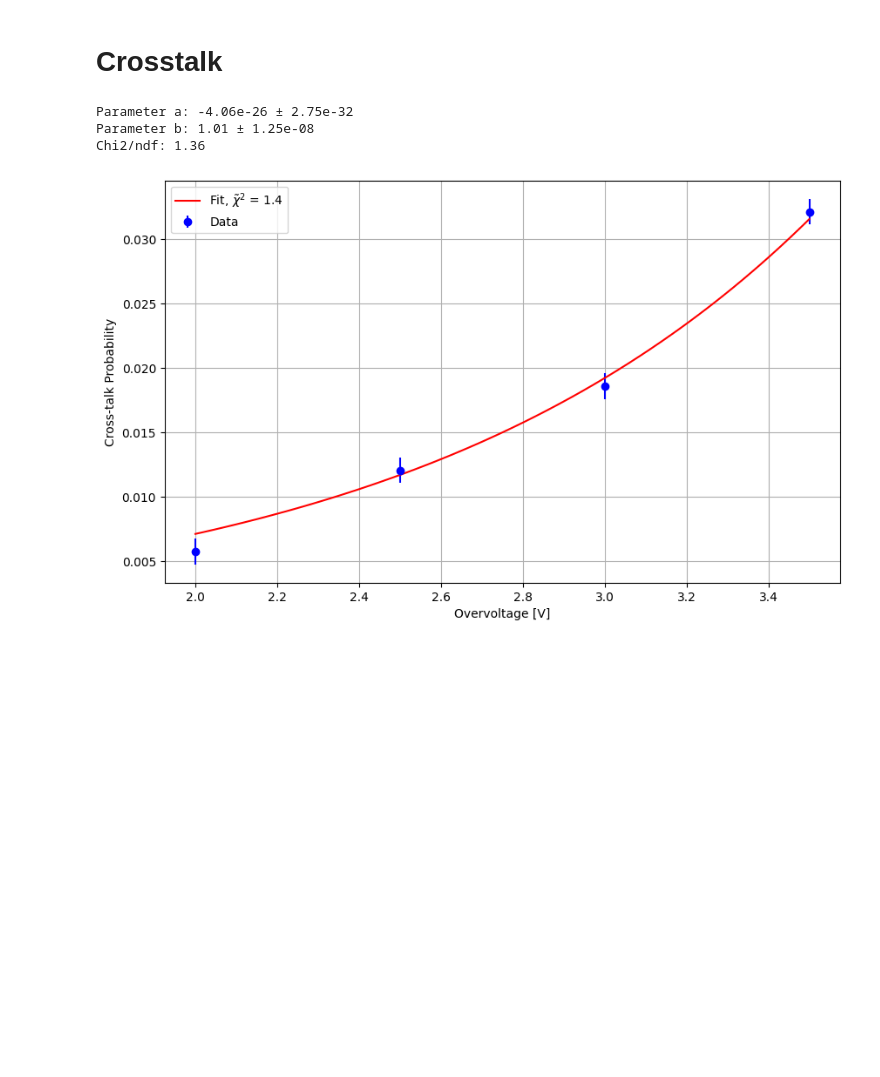
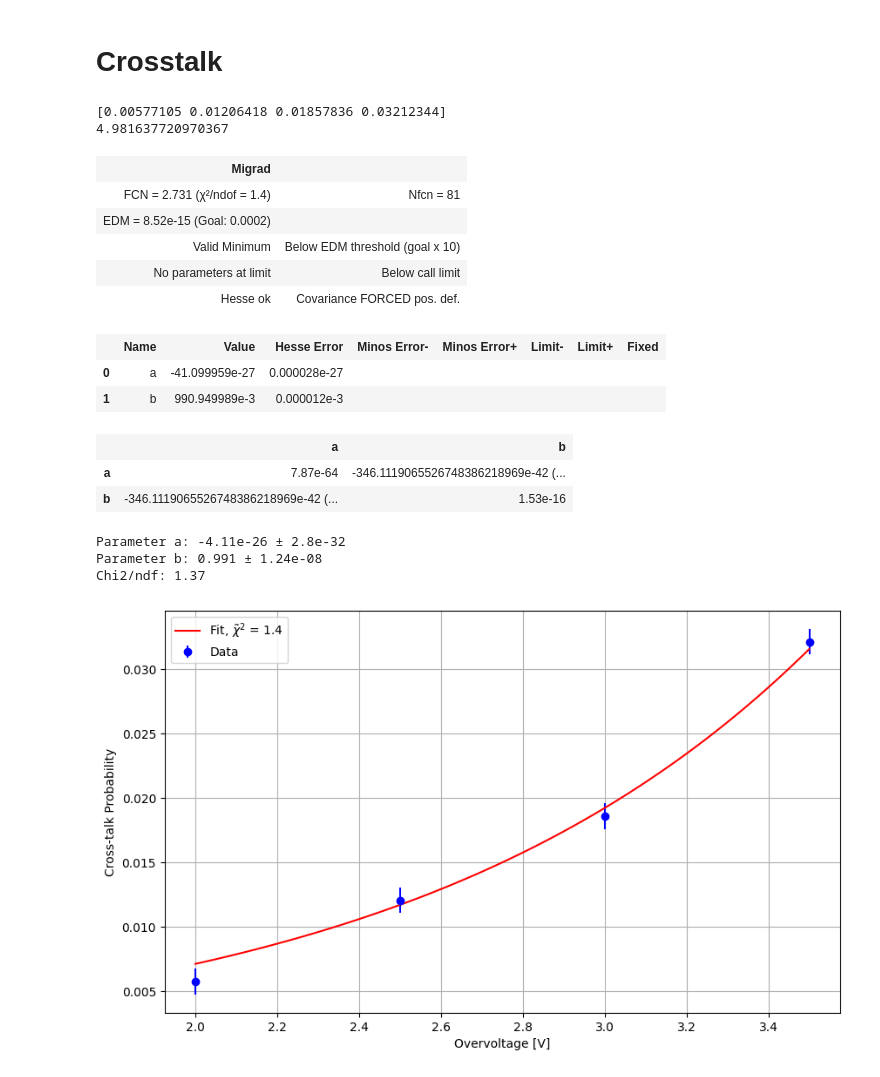
Before and after one commit to Pavar0tty/Laboratorio_SiPM, a Jupyter notebook: Analisi/Parte 1/Analisi Dark_Ladder/Analisi_Staircase.ipynb, the cells around one changed output. Saved outputs shown, nothing was run; the diff lists cells and outputs as text; code cells hidden in the pictures; blank space fills up the shorter version.

```diff
--- a/Analisi/Parte 1/Analisi Dark_Ladder/Analisi_Staircase.ipynb
+++ b/Analisi/Parte 1/Analisi Dark_Ladder/Analisi_Staircase.ipynb
@@ -85,7 +85,7 @@ ct_55 = K5[1][14] / K5[1][7]
 #err_55 = 0.35901*np.sqrt(1/K5[1][14]**2 + K5[1][14]**2/K5[1][7]**4)
 
 ct_55_5 = K6[1][17] / K6[1][10]
-#err_55_5 = 0.35901*np.sqrt(1/K6[1][17]**2 + K6[1][17]**2/K6[1][10]**4)
+err_55_5 = 0.35901*np.sqrt(1/K6[1][17]**2 + K6[1][17]**2/K6[1][10]**4)
 
 
 x = np.array([54, 54.5, 55, 55.5])
@@ -95,21 +95,39 @@ yer = [.001 for i in range(len(x))]
 #yer = [err_54, err_54_5, err_55, err_55_5]
 
 vbr = 52
+
+print (y)
+print (err_55_5)
+# %% [output]
+[0.00577105 0.01206418 0.01857836 0.03212344]
+4.981637720970367
 # %%
 def exp(x, a, b):
-    return a * (1 - np.exp(x / b))
+    return a *(1 - np.exp(x * b))
 
-pars, vals, ers, *other = LS_fit(x, y, yer, exp, a=1, b=1, disp=0)
+pars, vals, ers, *other = LS_fit(x, y, yer, exp, a=1, b=1, disp=1)
 
 for i in range(len(pars)):
     print(f"Parameter {pars[i]}: {vals[i]:.3g} ± {ers[i]:.3g}")
 
 c2r = other[2] / other[1]
 print(f"Chi2/ndf: {c2r:.3g}")
 # %% [output]
+| Migrad |  |
+| FCN = 2.731 (χ²/ndof = 1.4) | Nfcn = 81 |
+| EDM = 8.52e-15 (Goal: 0.0002) |  |
+| Valid Minimum | Below EDM threshold (goal x 10) |
+| No parameters at limit | Below call limit |
+| Hesse ok | Covariance FORCED pos. def. |
+|  | Name | Value | Hesse Error | Minos Error- | Minos Error+ | Limit- | Limit+ | Fixed |
+| 0 | a | -41.099959e-27 | 0.000028e-27 |  |  |  |  |  |
+| 1 | b | 990.949989e-3 | 0.000012e-3 |  |  |  |  |  |
+|  | a | b |
+| a | 7.87e-64 | -346.1119065526748386218969e-42 (... |
+| b | -346.1119065526748386218969e-42 (... | 1.53e-16 |
-Parameter a: -4.06e-26 ± 2.75e-32
-Parameter b: 1.01 ± 1.25e-08
-Chi2/ndf: 1.36
+Parameter a: -4.11e-26 ± 2.8e-32
+Parameter b: 0.991 ± 1.24e-08
+Chi2/ndf: 1.37
 # %%
 t = np.linspace(54, 55.5, 100)
 plt.figure(figsize=(10, 6))
```
Also changed, not shown: parts of 3 cells of this notebook, 1 other file.
